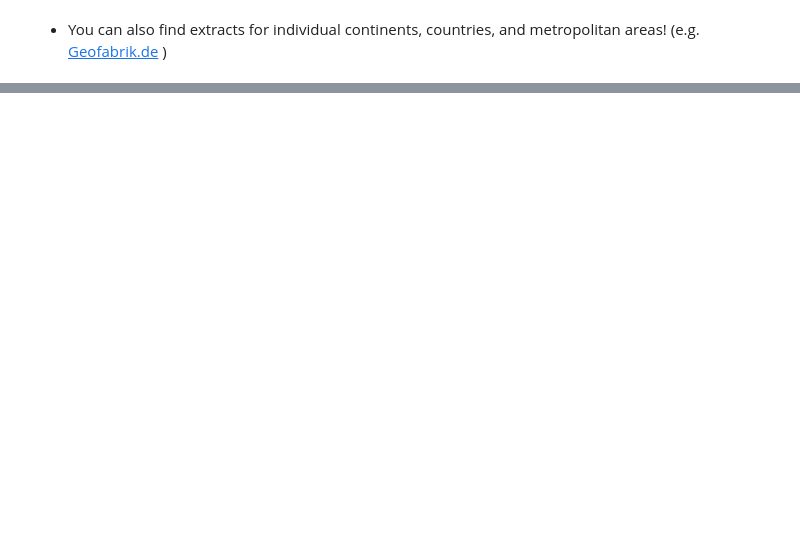
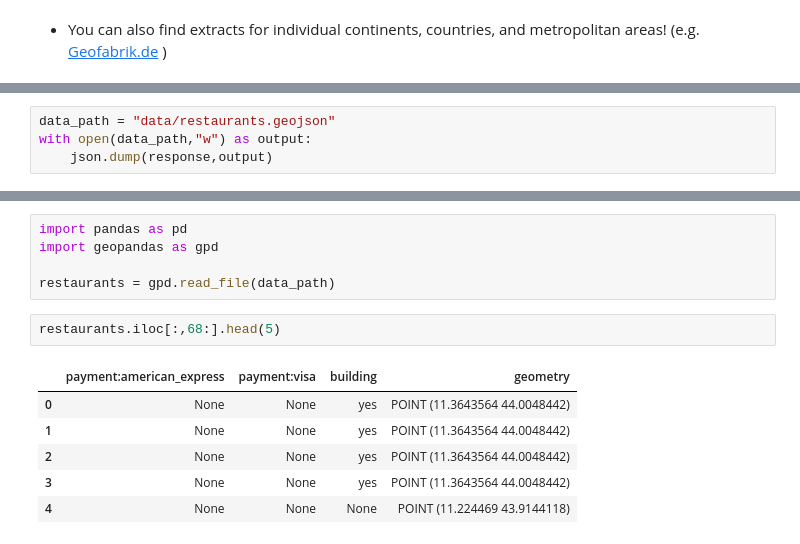
Before and after one commit to miccferr/presentations, a Jupyter notebook: pycon-it-18/pycon-nove.ipynb, the cells around one changed output, grey strips where cells are left out. Drawn from its saved outputs; the diff is of its cells as text; blank space fills up the shorter version.

```diff
--- a/pycon-it-18/pycon-nove.ipynb
+++ b/pycon-it-18/pycon-nove.ipynb
@@ -230,0 +137,4 @@ import ogr2ogr
+# %%
+data_path = "data/restaurants.geojson"
+with open(data_path,"w") as output:
+    json.dump(response,output)
@@ -230,0 +146,14 @@ import ogr2ogr
+# %%
+import pandas as pd
+import geopandas as gpd
+
+restaurants = gpd.read_file(data_path)
+# %%
+restaurants.iloc[:,68:].head(5)
+# %% [output]
+|  | payment:american_express | payment:visa | building | geometry |
+| 0 | None | None | yes | POINT (11.3643564 44.0048442) |
+| 1 | None | None | yes | POINT (11.3643564 44.0048442) |
+| 2 | None | None | yes | POINT (11.3643564 44.0048442) |
+| 3 | None | None | yes | POINT (11.3643564 44.0048442) |
+| 4 | None | None | None | POINT (11.224469 43.9144118) |
```
Also changed, not shown: parts of 117 cells of this notebook, 1 other file.
